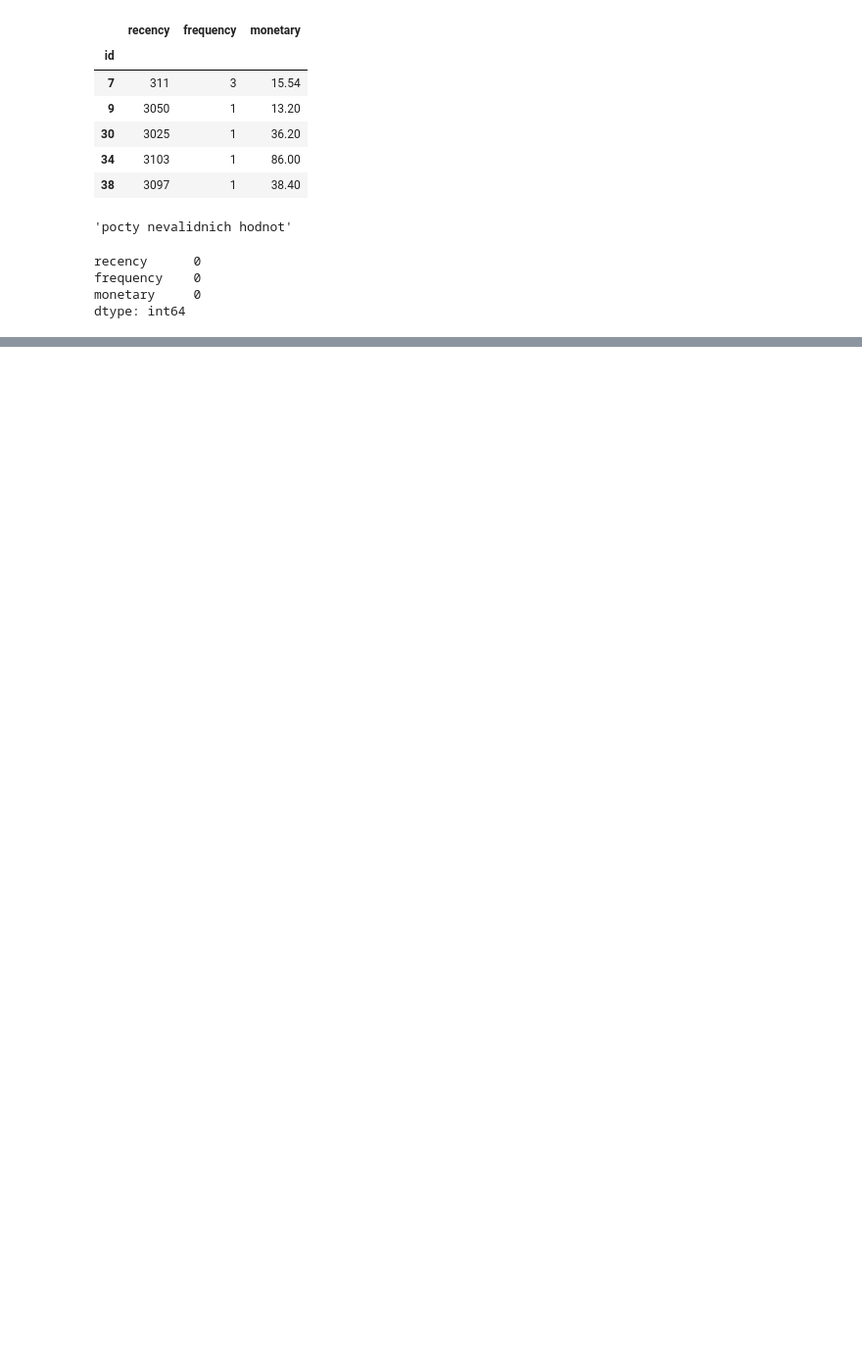
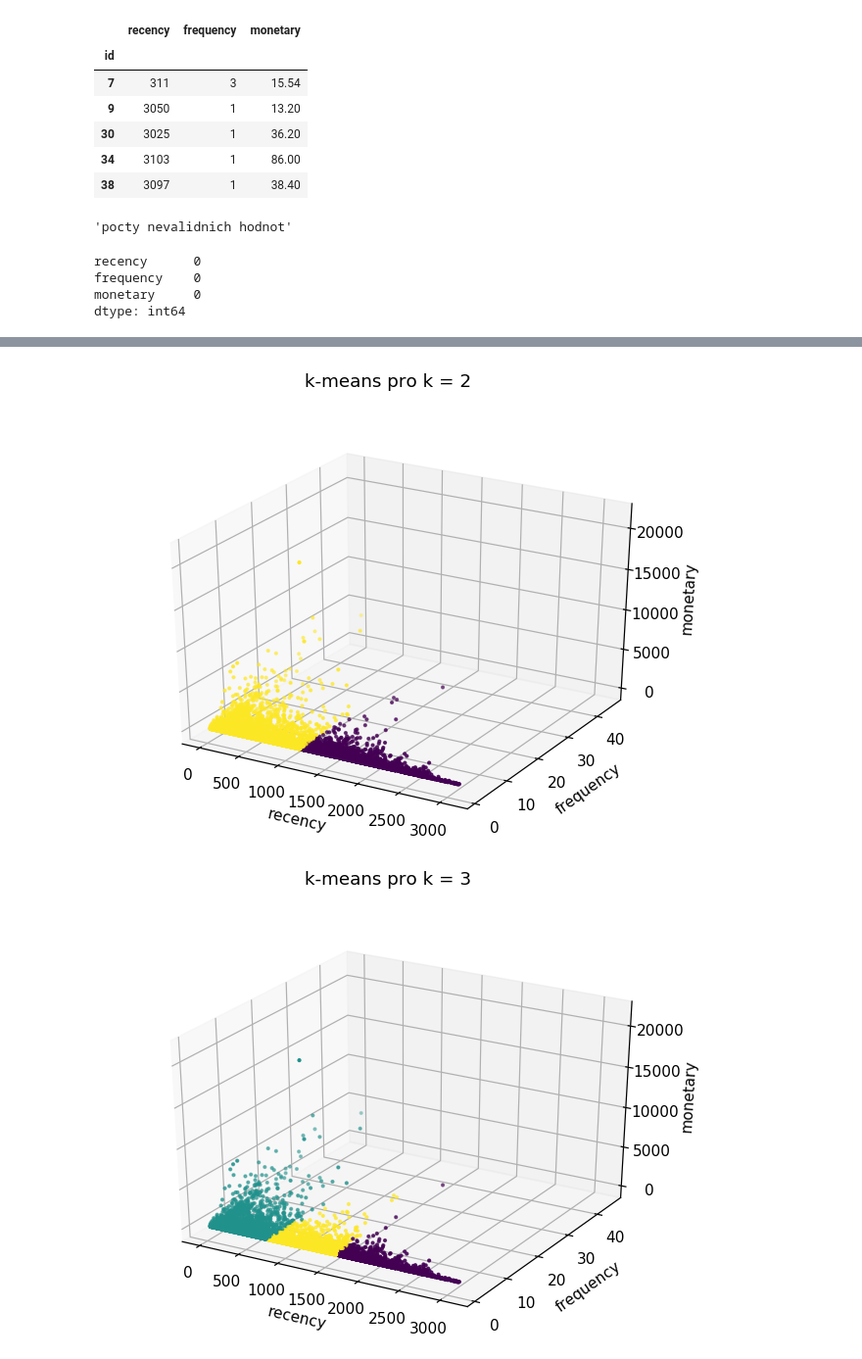
Before and after one commit to viluon/vzd-2019, a Jupyter notebook: 03/homework_03_B191.ipynb, the cells around one changed output, grey strips where cells are left out. Shown at 98% size. Cells and saved outputs as stored; diff of their text form; code cells hidden in the pictures; blank space fills up the shorter version.

```diff
--- a/03/homework_03_B191.ipynb
+++ b/03/homework_03_B191.ipynb
@@ -151,0 +144,5 @@ scaled_predictions = plot_kmeans(srfm)
+# %%
+_ = plot_kmeans(rfm)
+# %% [output]
+[figure, added]
+[figure, added]
```
Also changed, not shown: parts of 23 cells of this notebook.
